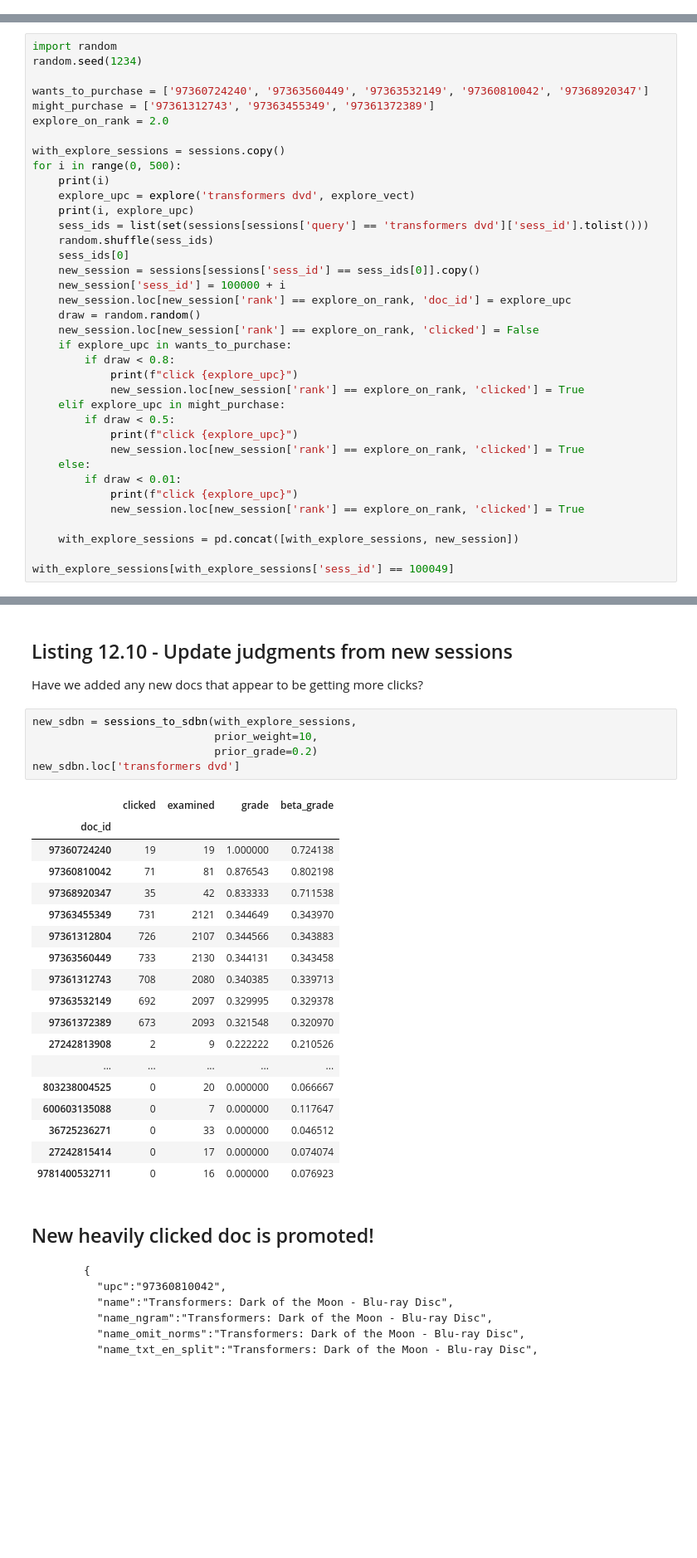
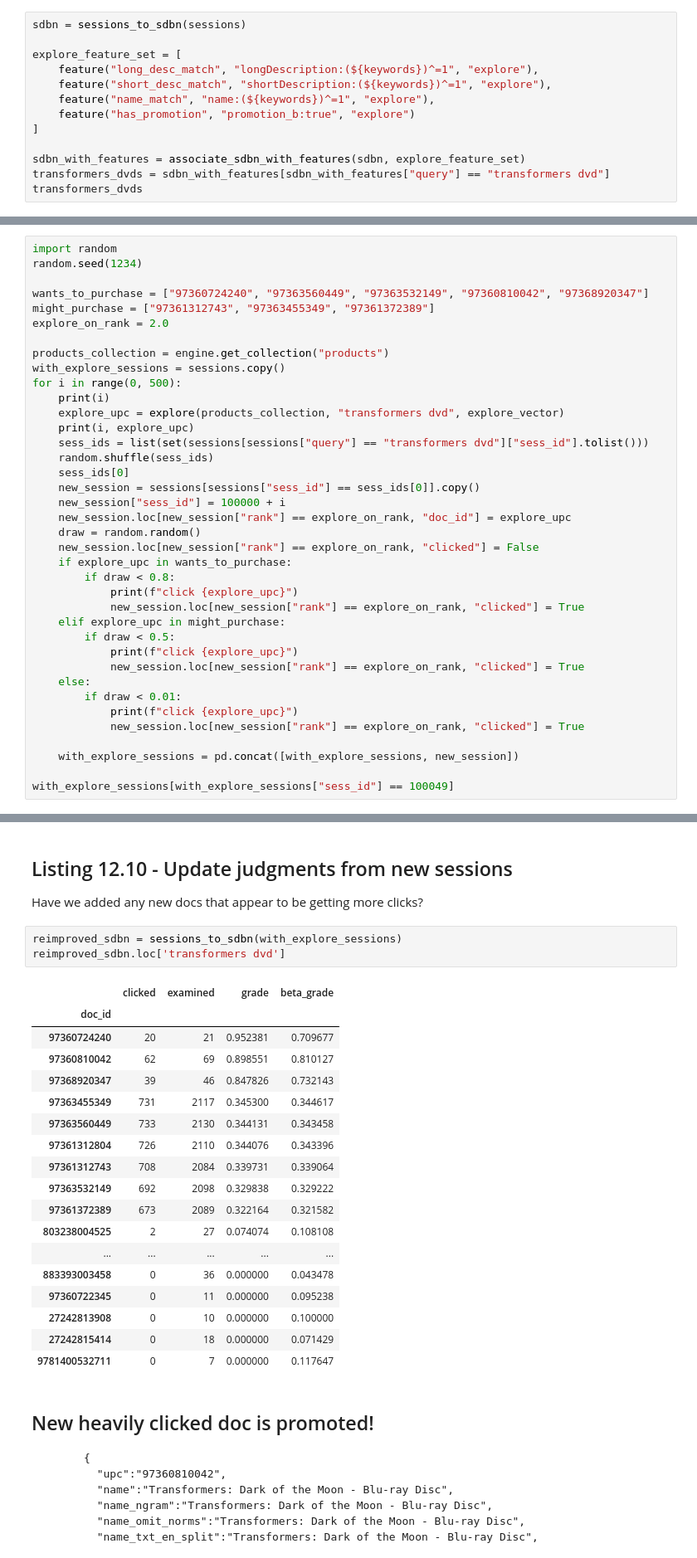
Before and after one commit to treygrainger/ai-powered-search, a Jupyter notebook: docker/data-science/notebooks/ch12/1.ab-testing-to-active-learning.ipynb, the cells around one changed output, grey strips where cells are left out. Shown at 83% size. Drawn from its saved outputs; the diff is of its cells as text; blank space fills up the shorter version.

```diff
--- a/docker/data-science/notebooks/ch12/1.ab-testing-to-active-learning.ipynb
+++ b/docker/data-science/notebooks/ch12/1.ab-testing-to-active-learning.ipynb
@@ -955,0 +858,13 @@ Searching products [Status: 200]
+# %%
+sdbn = sessions_to_sdbn(sessions)
+
+explore_feature_set = [
+    feature("long_desc_match", "longDescription:(${keywords})^=1", "explore"),
+    feature("short_desc_match", "shortDescription:(${keywords})^=1", "explore"),
+    feature("name_match", "name:(${keywords})^=1", "explore"),
+    feature("has_promotion", "promotion_b:true", "explore")
+]
+
+sdbn_with_features = associate_sdbn_with_features(sdbn, explore_feature_set)
+transformers_dvds = sdbn_with_features[sdbn_with_features["query"] == "transformers dvd"]
+transformers_dvds
@@ -1122,38 +1063,39 @@ We simulate new sessions, if the upc is in `might_purchase` or `wants_to_purchas
 import random
 random.seed(1234)
 
-wants_to_purchase = ['97360724240', '97363560449', '97363532149', '97360810042', '97368920347']
-might_purchase = ['97361312743', '97363455349', '97361372389']
+wants_to_purchase = ["97360724240", "97363560449", "97363532149", "97360810042", "97368920347"]
+might_purchase = ["97361312743", "97363455349", "97361372389"]
 explore_on_rank = 2.0
 
+products_collection = engine.get_collection("products")
 with_explore_sessions = sessions.copy()
 for i in range(0, 500):
     print(i)
-    explore_upc = explore('transformers dvd', explore_vect)
+    explore_upc = explore(products_collection, "transformers dvd", explore_vector)
     print(i, explore_upc)
-    sess_ids = list(set(sessions[sessions['query'] == 'transformers dvd']['sess_id'].tolist()))
+    sess_ids = list(set(sessions[sessions["query"] == "transformers dvd"]["sess_id"].tolist()))
     random.shuffle(sess_ids)
     sess_ids[0]
-    new_session = sessions[sessions['sess_id'] == sess_ids[0]].copy()
-    new_session['sess_id'] = 100000 + i
-    new_session.loc[new_session['rank'] == explore_on_rank, 'doc_id'] = explore_upc
+    new_session = sessions[sessions["sess_id"] == sess_ids[0]].copy()
+    new_session["sess_id"] = 100000 + i
+    new_session.loc[new_session["rank"] == explore_on_rank, "doc_id"] = explore_upc
     draw = random.random()
-    new_session.loc[new_session['rank'] == explore_on_rank, 'clicked'] = False
+    new_session.loc[new_session["rank"] == explore_on_rank, "clicked"] = False
     if explore_upc in wants_to_purchase:
         if draw < 0.8:
             print(f"click {explore_upc}")
-            new_session.loc[new_session['rank'] == explore_on_rank, 'clicked'] = True
+            new_session.loc[new_session["rank"] == explore_on_rank, "clicked"] = True
     elif explore_upc in might_purchase:
         if draw < 0.5:
             print(f"click {explore_upc}")
-            new_session.loc[new_session['rank'] == explore_on_rank, 'clicked'] = True
+            new_session.loc[new_session["rank"] == explore_on_rank, "clicked"] = True
     else:
         if draw < 0.01:
             print(f"click {explore_upc}")
-            new_session.loc[new_session['rank'] == explore_on_rank, 'clicked'] = True
+            new_session.loc[new_session["rank"] == explore_on_rank, "clicked"] = True
 
     with_explore_sessions = pd.concat([with_explore_sessions, new_session])
 
-with_explore_sessions[with_explore_sessions['sess_id'] == 100049]
+with_explore_sessions[with_explore_sessions["sess_id"] == 100049]
 # %% [output]
 0
@@ -1195,29 +1137,27 @@ click 97368920347
 
 Have we added any new docs that appear to be getting more clicks?
 # %%
-new_sdbn = sessions_to_sdbn(with_explore_sessions,
-                            prior_weight=10,
-                            prior_grade=0.2)
-new_sdbn.loc['transformers dvd']
+reimproved_sdbn = sessions_to_sdbn(with_explore_sessions)
+reimproved_sdbn.loc['transformers dvd']
 # %% [output]
 |  | clicked | examined | grade | beta_grade |
 | doc_id |  |  |  |  |
-| 97360724240 | 19 | 19 | 1.000000 | 0.724138 |
-| 97360810042 | 71 | 81 | 0.876543 | 0.802198 |
-| 97368920347 | 35 | 42 | 0.833333 | 0.711538 |
-| 97363455349 | 731 | 2121 | 0.344649 | 0.343970 |
-| 97361312804 | 726 | 2107 | 0.344566 | 0.343883 |
+| 97360724240 | 20 | 21 | 0.952381 | 0.709677 |
+| 97360810042 | 62 | 69 | 0.898551 | 0.810127 |
+| 97368920347 | 39 | 46 | 0.847826 | 0.732143 |
+| 97363455349 | 731 | 2117 | 0.345300 | 0.344617 |
 | 97363560449 | 733 | 2130 | 0.344131 | 0.343458 |
-| 97361312743 | 708 | 2080 | 0.340385 | 0.339713 |
-| 97363532149 | 692 | 2097 | 0.329995 | 0.329378 |
-| 97361372389 | 673 | 2093 | 0.321548 | 0.320970 |
-| 27242813908 | 2 | 9 | 0.222222 | 0.210526 |
+| 97361312804 | 726 | 2110 | 0.344076 | 0.343396 |
+| 97361312743 | 708 | 2084 | 0.339731 | 0.339064 |
+| 97363532149 | 692 | 2098 | 0.329838 | 0.329222 |
+| 97361372389 | 673 | 2089 | 0.322164 | 0.321582 |
+| 803238004525 | 2 | 27 | 0.074074 | 0.108108 |
 | ... | ... | ... | ... | ... |
-| 803238004525 | 0 | 20 | 0.000000 | 0.066667 |
-| 600603135088 | 0 | 7 | 0.000000 | 0.117647 |
-| 36725236271 | 0 | 33 | 0.000000 | 0.046512 |
-| 27242815414 | 0 | 17 | 0.000000 | 0.074074 |
-| 9781400532711 | 0 | 16 | 0.000000 | 0.076923 |
+| 883393003458 | 0 | 36 | 0.000000 | 0.043478 |
+| 97360722345 | 0 | 11 | 0.000000 | 0.095238 |
+| 27242813908 | 0 | 10 | 0.000000 | 0.100000 |
+| 27242815414 | 0 | 18 | 0.000000 | 0.071429 |
+| 9781400532711 | 0 | 7 | 0.000000 | 0.117647 |
 # %% [markdown]
 ## New heavily clicked doc is promoted!
 
```
Also changed, not shown: parts of 28 cells of this notebook, 4 other files.
